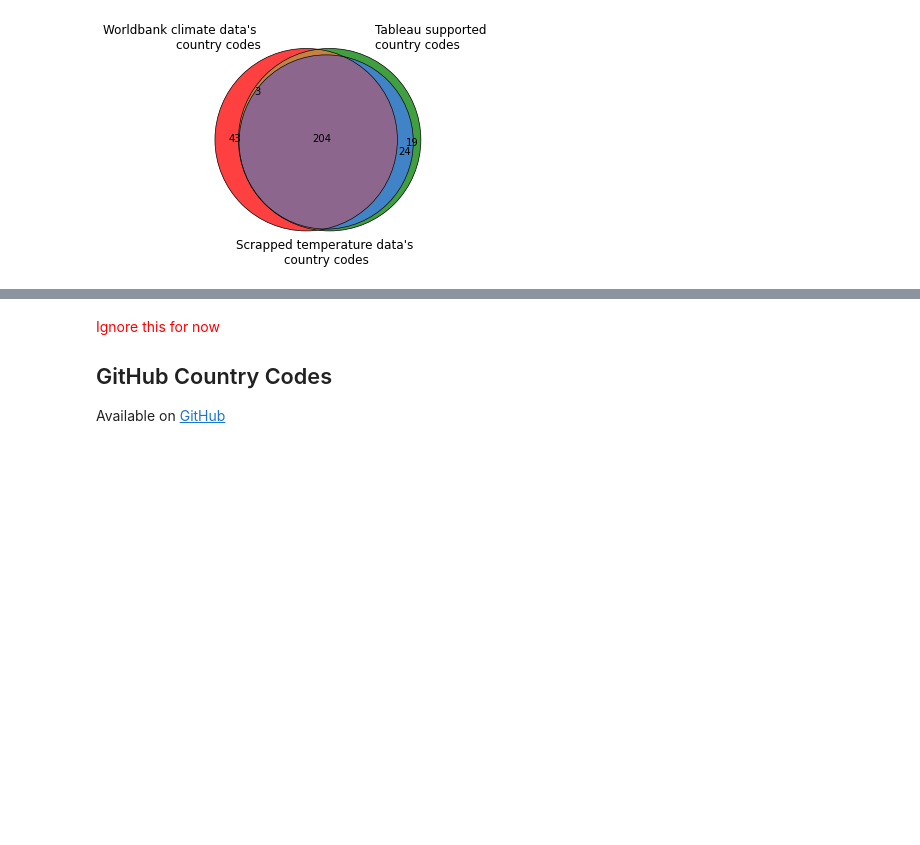
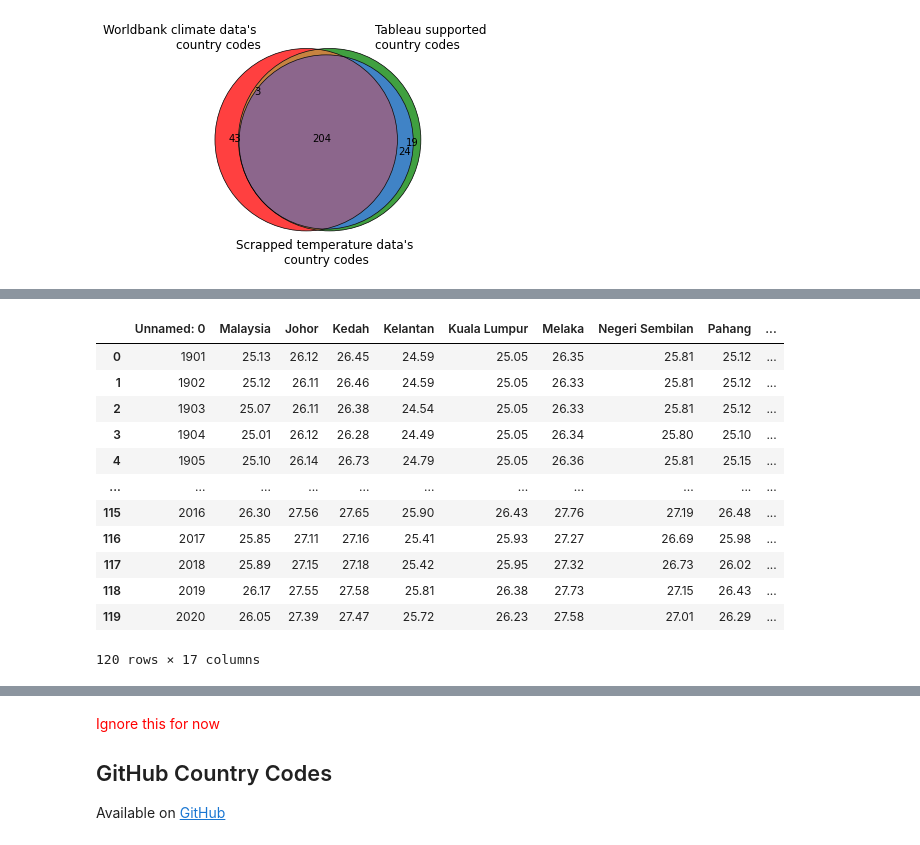
Before and after one commit to BingQuanChua/Untold-Climate-Change-Story, a Jupyter notebook: dataset_country_code.ipynb, the cells around one changed output, grey strips where cells are left out. Cells and saved outputs as stored; diff of their text form; code cells hidden in the pictures; blank space fills up the shorter version.

```diff
--- a/dataset_country_code.ipynb
+++ b/dataset_country_code.ipynb
@@ -169,0 +182,17 @@ print(available_country_codes)
+# %%
+temp_df = pd.read_csv(path + 'tas_timeseries_annual_cru_1901-2020_MYS.csv', skiprows=1)
+temp_df
+# %% [output]
+|  | Unnamed: 0 | Malaysia | Johor | Kedah | Kelantan | Kuala Lumpur | Melaka | Negeri Sembilan | Pahang | ... |
+| 0 | 1901 | 25.13 | 26.12 | 26.45 | 24.59 | 25.05 | 26.35 | 25.81 | 25.12 | ... |
+| 1 | 1902 | 25.12 | 26.11 | 26.46 | 24.59 | 25.05 | 26.33 | 25.81 | 25.12 | ... |
+| 2 | 1903 | 25.07 | 26.11 | 26.38 | 24.54 | 25.05 | 26.33 | 25.81 | 25.12 | ... |
+| 3 | 1904 | 25.01 | 26.12 | 26.28 | 24.49 | 25.05 | 26.34 | 25.80 | 25.10 | ... |
+| 4 | 1905 | 25.10 | 26.14 | 26.73 | 24.79 | 25.05 | 26.36 | 25.81 | 25.15 | ... |
+| ... | ... | ... | ... | ... | ... | ... | ... | ... | ... | ... |
+| 115 | 2016 | 26.30 | 27.56 | 27.65 | 25.90 | 26.43 | 27.76 | 27.19 | 26.48 | ... |
+| 116 | 2017 | 25.85 | 27.11 | 27.16 | 25.41 | 25.93 | 27.27 | 26.69 | 25.98 | ... |
+| 117 | 2018 | 25.89 | 27.15 | 27.18 | 25.42 | 25.95 | 27.32 | 26.73 | 26.02 | ... |
+| 118 | 2019 | 26.17 | 27.55 | 27.58 | 25.81 | 26.38 | 27.73 | 27.15 | 26.43 | ... |
+| 119 | 2020 | 26.05 | 27.39 | 27.47 | 25.72 | 26.23 | 27.58 | 27.01 | 26.29 | ... |
+120 rows × 17 columns
```
Also changed, not shown: parts of 24 cells of this notebook, 1 other file.
